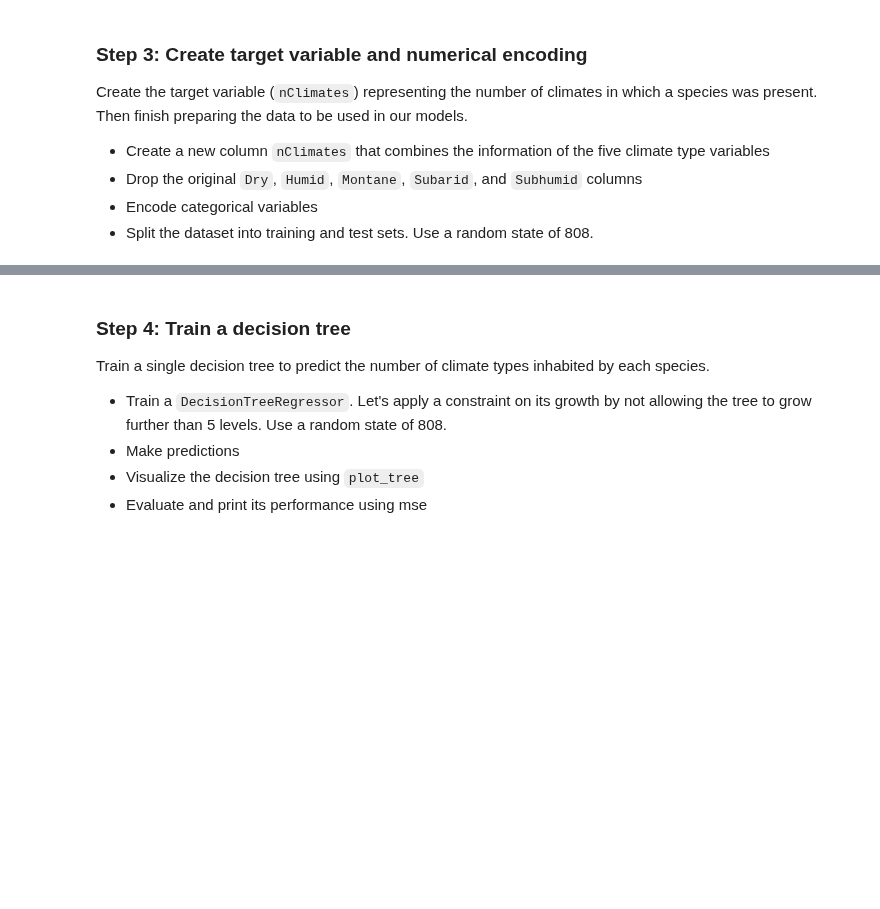
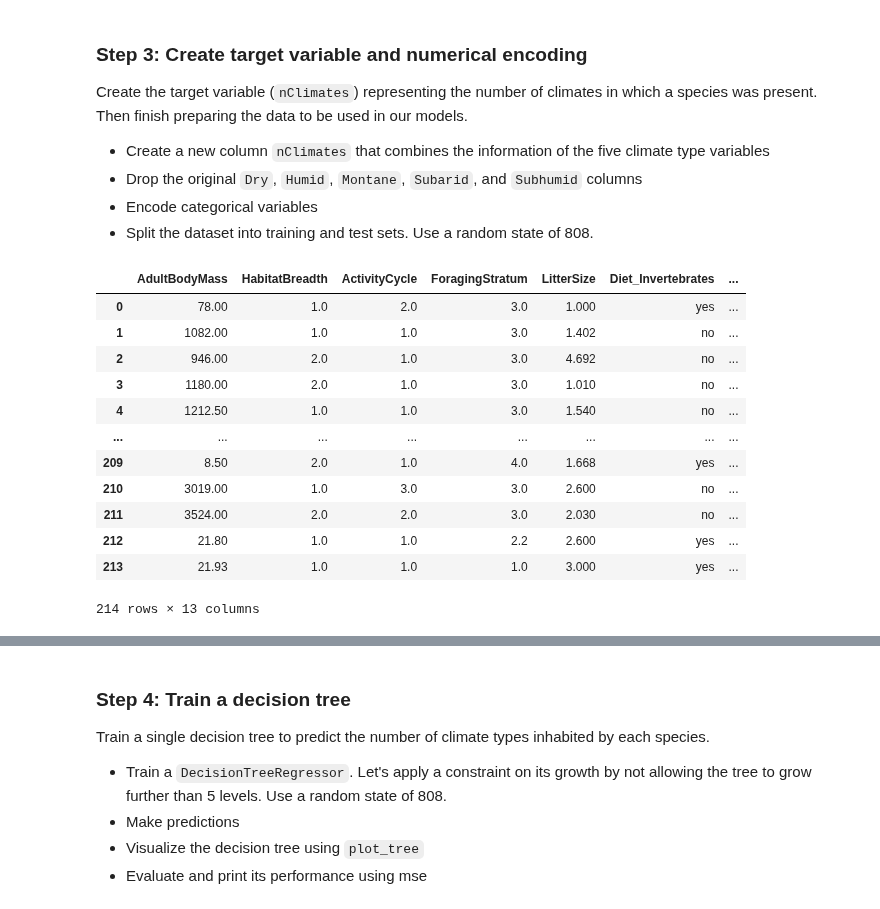
Before and after one commit to tommats00/EDS232-labs, a Jupyter notebook: week6/lab6-mammal-traits.ipynb, the cells around one changed output, grey strips where cells are left out. Saved outputs shown, nothing was run; the diff lists cells and outputs as text; code cells hidden in the pictures; blank space fills up the shorter version.

```diff
--- a/week6/lab6-mammal-traits.ipynb
+++ b/week6/lab6-mammal-traits.ipynb
@@ -81,6 +113,23 @@ Create the target variable (`nClimates`) representing the  number of climates in
 # %%
 # Create a new column nClimates combining 5 climate types
 dat['nClimates'] = dat[['Dry', 'Humid', 'Montane', 'Subarid', 'Subhumid']].sum(axis=1)
 
 # Drop the original climate columns
 dat = dat.drop(columns=['Dry', 'Humid', 'Montane', 'Subarid', 'Subhumid'])
+
+# View to check
+dat
+# %% [output]
+|  | AdultBodyMass | HabitatBreadth | ActivityCycle | ForagingStratum | LitterSize | Diet_Invertebrates | ... |
+| 0 | 78.00 | 1.0 | 2.0 | 3.0 | 1.000 | yes | ... |
+| 1 | 1082.00 | 1.0 | 1.0 | 3.0 | 1.402 | no | ... |
+| 2 | 946.00 | 2.0 | 1.0 | 3.0 | 4.692 | no | ... |
+| 3 | 1180.00 | 2.0 | 1.0 | 3.0 | 1.010 | no | ... |
+| 4 | 1212.50 | 1.0 | 1.0 | 3.0 | 1.540 | no | ... |
+| ... | ... | ... | ... | ... | ... | ... | ... |
+| 209 | 8.50 | 2.0 | 1.0 | 4.0 | 1.668 | yes | ... |
+| 210 | 3019.00 | 1.0 | 3.0 | 3.0 | 2.600 | no | ... |
+| 211 | 3524.00 | 2.0 | 2.0 | 3.0 | 2.030 | no | ... |
+| 212 | 21.80 | 1.0 | 1.0 | 2.2 | 2.600 | yes | ... |
+| 213 | 21.93 | 1.0 | 1.0 | 1.0 | 3.000 | yes | ... |
+214 rows × 13 columns
```
Also changed, not shown: parts of 15 cells of this notebook, 1 other file.
